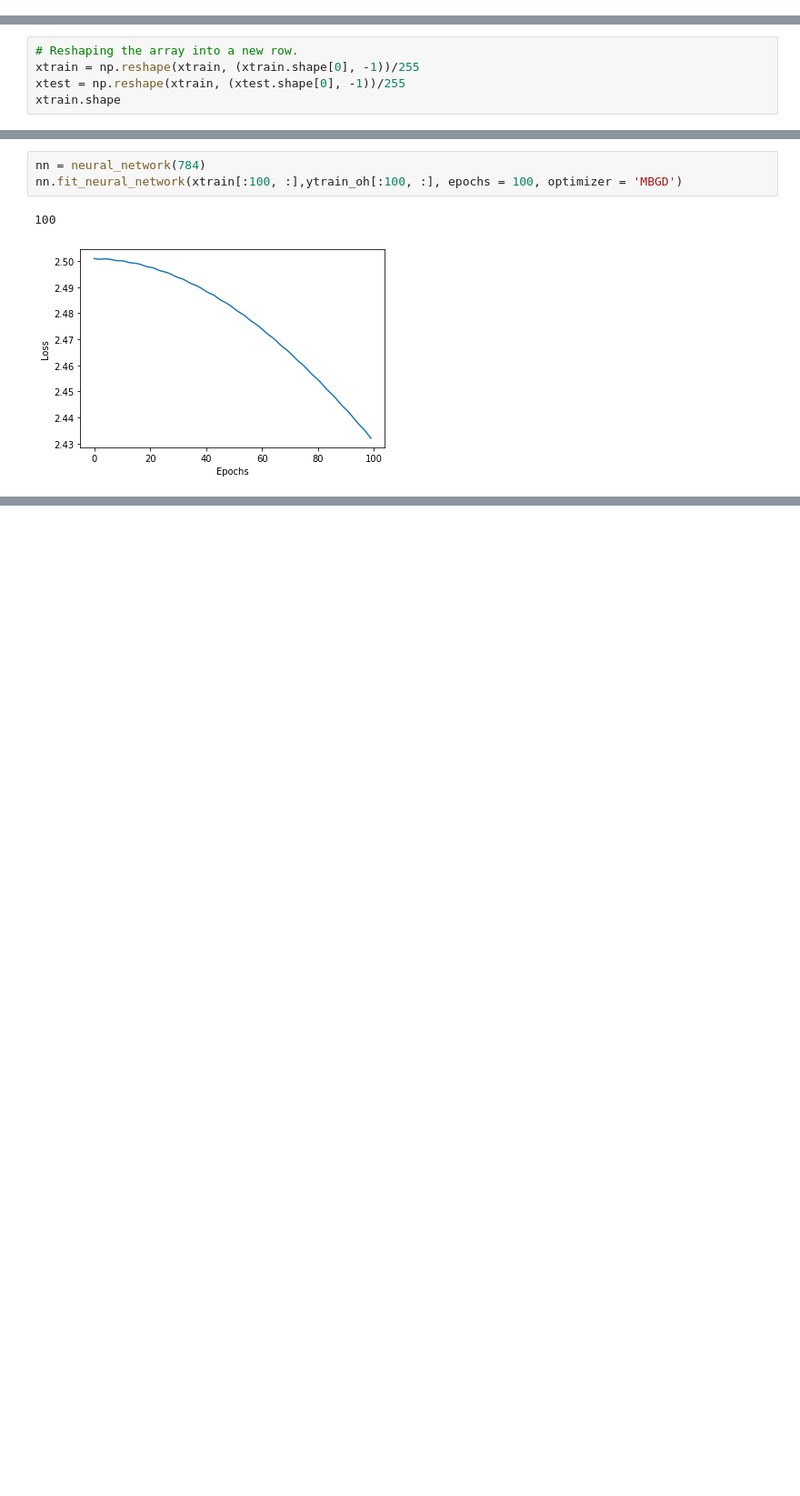
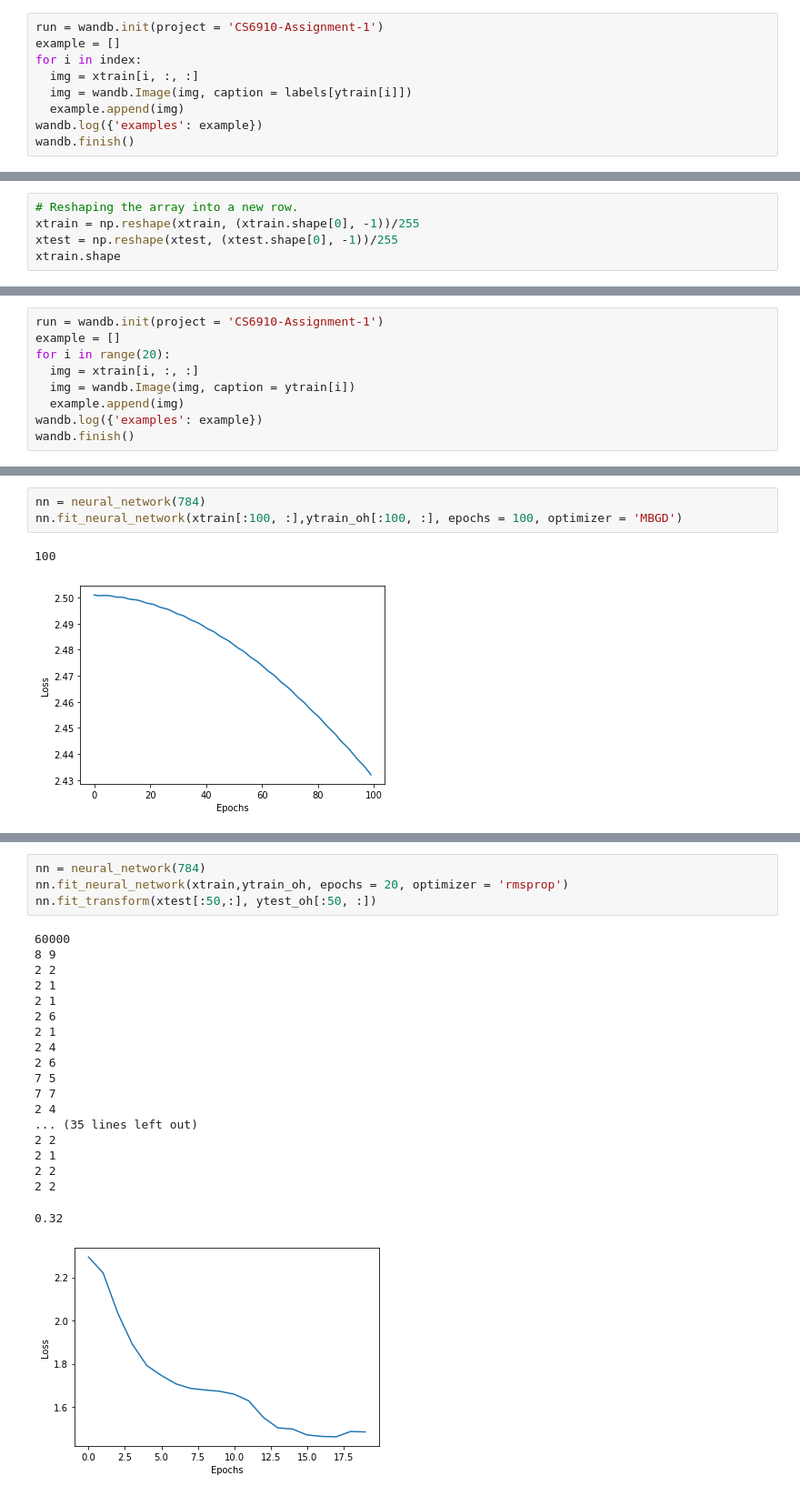
Before and after one commit to Pranav335/CS910, a Jupyter notebook: Assignment_1.ipynb, the cells around one changed output, grey strips where cells are left out. Shown: that part at 91% size. Saved outputs shown, nothing was run; the diff lists cells and outputs as text; blank space fills up the shorter version.

Commit message:
Added wandb functionality for visualizing the data

```diff
--- a/Assignment_1.ipynb
+++ b/Assignment_1.ipynb
@@ -22,0 +50,9 @@ Downloading data from https://storage.googleapis.com/tensorflow/tf-keras-dataset
+# %%
+run = wandb.init(project = 'CS6910-Assignment-1')
+example = []
+for i in index:
+  img = xtrain[i, :, :]
+  img = wandb.Image(img, caption = labels[ytrain[i]])
+  example.append(img)
+wandb.log({'examples': example})
+wandb.finish()
@@ -22,0 +69,5 @@ Downloading data from https://storage.googleapis.com/tensorflow/tf-keras-dataset
+# %%
+# Reshaping the array into a new row.
+xtrain = np.reshape(xtrain, (xtrain.shape[0], -1))/255
+xtest = np.reshape(xtest, (xtest.shape[0], -1))/255
+xtrain.shape
@@ -22,0 +96,9 @@ Downloading data from https://storage.googleapis.com/tensorflow/tf-keras-dataset
+# %%
+run = wandb.init(project = 'CS6910-Assignment-1')
+example = []
+for i in range(20):
+  img = xtrain[i, :, :]
+  img = wandb.Image(img, caption = ytrain[i])
+  example.append(img)
+wandb.log({'examples': example})
+wandb.finish()
@@ -94,8 +185,3 @@ class neural_network:
     self.H[self.L+1] = self.softmax(self.A[self.L + 1])
 
     return self.H[self.L+1]
-# %%
-# Reshaping the array into a new row.
-xtrain = np.reshape(xtrain, (xtrain.shape[0], -1))/255
-xtest = np.reshape(xtrain, (xtest.shape[0], -1))/255
-xtrain.shape
@@ -676,0 +838,24 @@ class neural_network:
+# %%
+nn = neural_network(784)
+nn.fit_neural_network(xtrain,ytrain_oh, epochs = 20, optimizer = 'rmsprop')
+nn.fit_transform(xtest[:50,:], ytest_oh[:50, :])
+# %% [output]
+60000
+8 9
+2 2
+2 1
+2 1
+2 6
+2 1
+2 4
+2 6
+7 5
+7 7
+2 4
+... (35 lines left out)
+2 2
+2 1
+2 2
+2 2
+0.32
+[figure, added]
```
Also changed, not shown: parts of 20 cells of this notebook.
